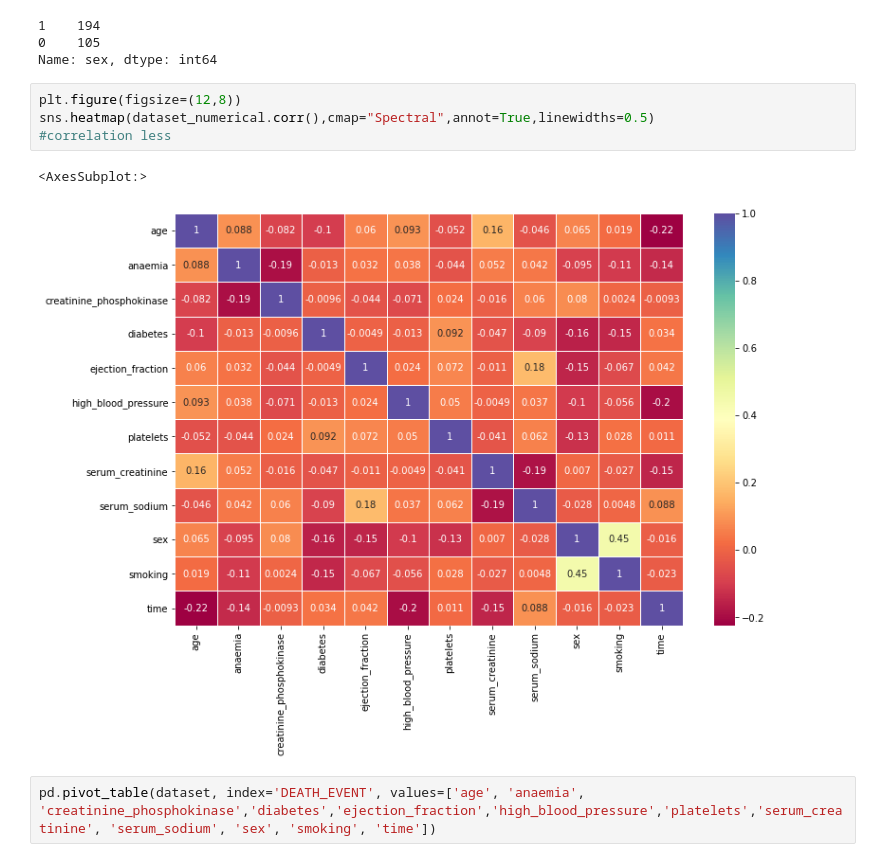
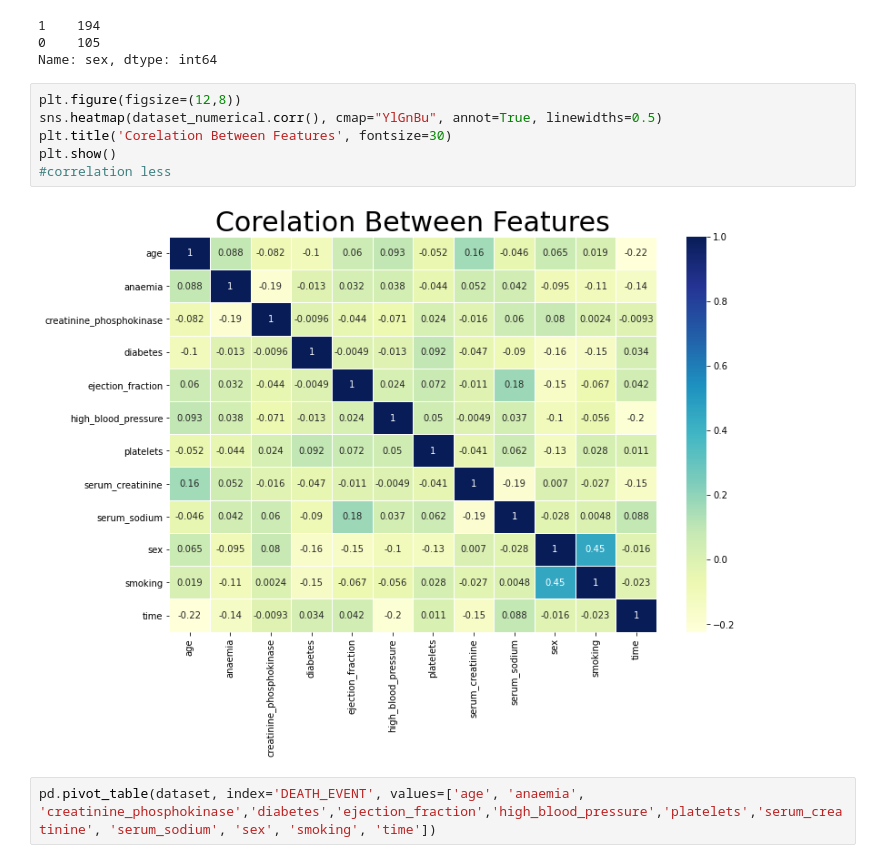
Before and after one commit to HemanthSai7/DSP, a Jupyter notebook: heart_failure.ipynb, the cells around one changed output. Drawn from its saved outputs; the diff is of its cells as text.

```diff
--- a/heart_failure.ipynb
+++ b/heart_failure.ipynb
@@ -128,11 +128,12 @@ dataset.sex.value_counts()
 Name: sex, dtype: int64
 # %%
 plt.figure(figsize=(12,8))
-sns.heatmap(dataset_numerical.corr(),cmap="Spectral",annot=True,linewidths=0.5)
+sns.heatmap(dataset_numerical.corr(), cmap="YlGnBu", annot=True, linewidths=0.5)
+plt.title('Corelation Between Features', fontsize=30)
+plt.show()
 #correlation less
 # %% [output]
-<AxesSubplot:>
-[figure, old version]
+[figure, new version]
 # %%
 pd.pivot_table(dataset, index='DEATH_EVENT', values=['age', 'anaemia', 'creatinine_phosphokinase','diabetes','ejection_fraction','high_blood_pressure','platelets','serum_creatinine', 'serum_sodium', 'sex', 'smoking', 'time'])
 # %% [output]
```
Also changed, not shown: parts of 13 cells of this notebook.
